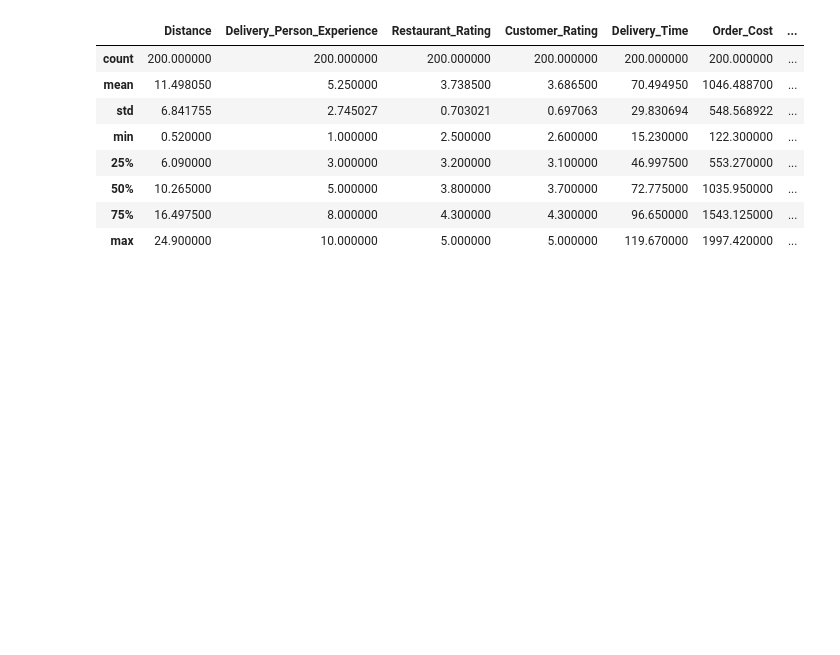
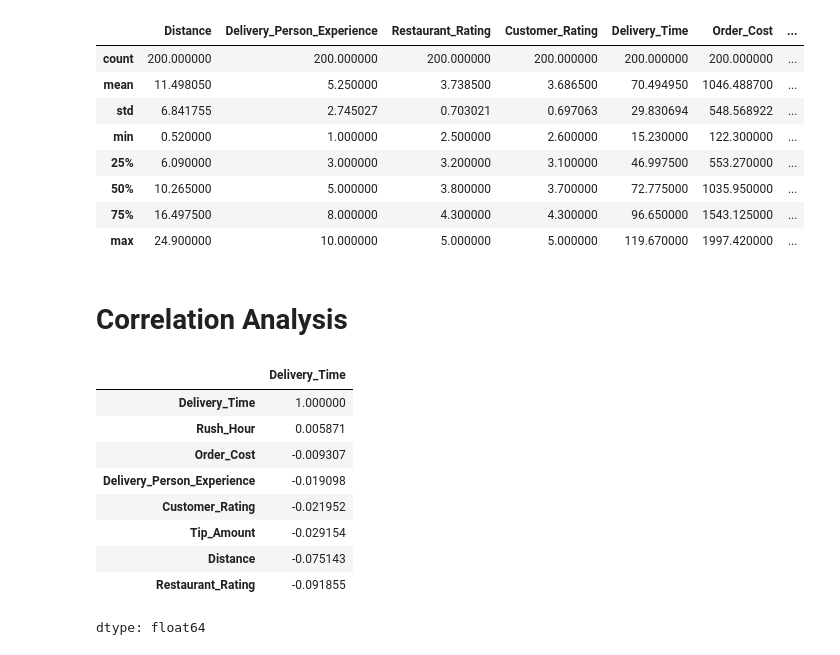
Before and after one commit to pstrings/MachineLearningTraining, a Jupyter notebook: Food_Delivery_Time_Prediction.ipynb, the cells around one changed output. Saved outputs shown, nothing was run; the diff lists cells and outputs as text; code cells hidden in the pictures; blank space fills up the shorter version.

```diff
--- a/Food_Delivery_Time_Prediction.ipynb
+++ b/Food_Delivery_Time_Prediction.ipynb
@@ -54,3 +62,19 @@ delivery_data.describe()
 | 50% | 10.265000 | 5.000000 | 3.800000 | 3.700000 | 72.775000 | 1035.950000 | ... |
 | 75% | 16.497500 | 8.000000 | 4.300000 | 4.300000 | 96.650000 | 1543.125000 | ... |
 | max | 24.900000 | 10.000000 | 5.000000 | 5.000000 | 119.670000 | 1997.420000 | ... |
+# %% [markdown]
+# Correlation Analysis
+# %%
+corr_matrix = delivery_data.corr(numeric_only=True)
+corr_matrix["Delivery_Time"].sort_values(ascending=False)
+# %% [output]
+|  | Delivery_Time |
+| Delivery_Time | 1.000000 |
+| Rush_Hour | 0.005871 |
+| Order_Cost | -0.009307 |
+| Delivery_Person_Experience | -0.019098 |
+| Customer_Rating | -0.021952 |
+| Tip_Amount | -0.029154 |
+| Distance | -0.075143 |
+| Restaurant_Rating | -0.091855 |
+dtype: float64
```
Also changed, not shown: parts of 28 cells of this notebook.
